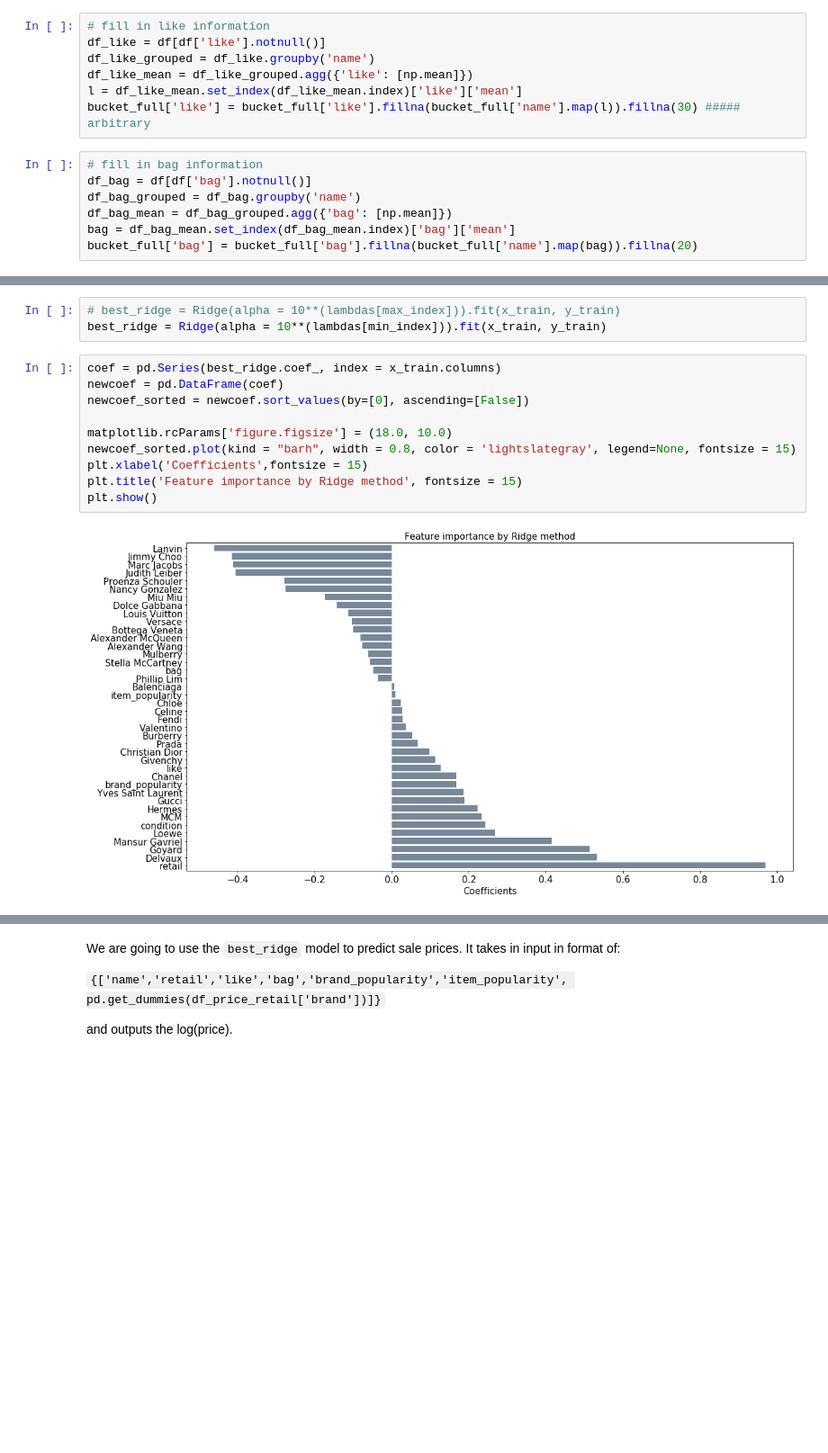
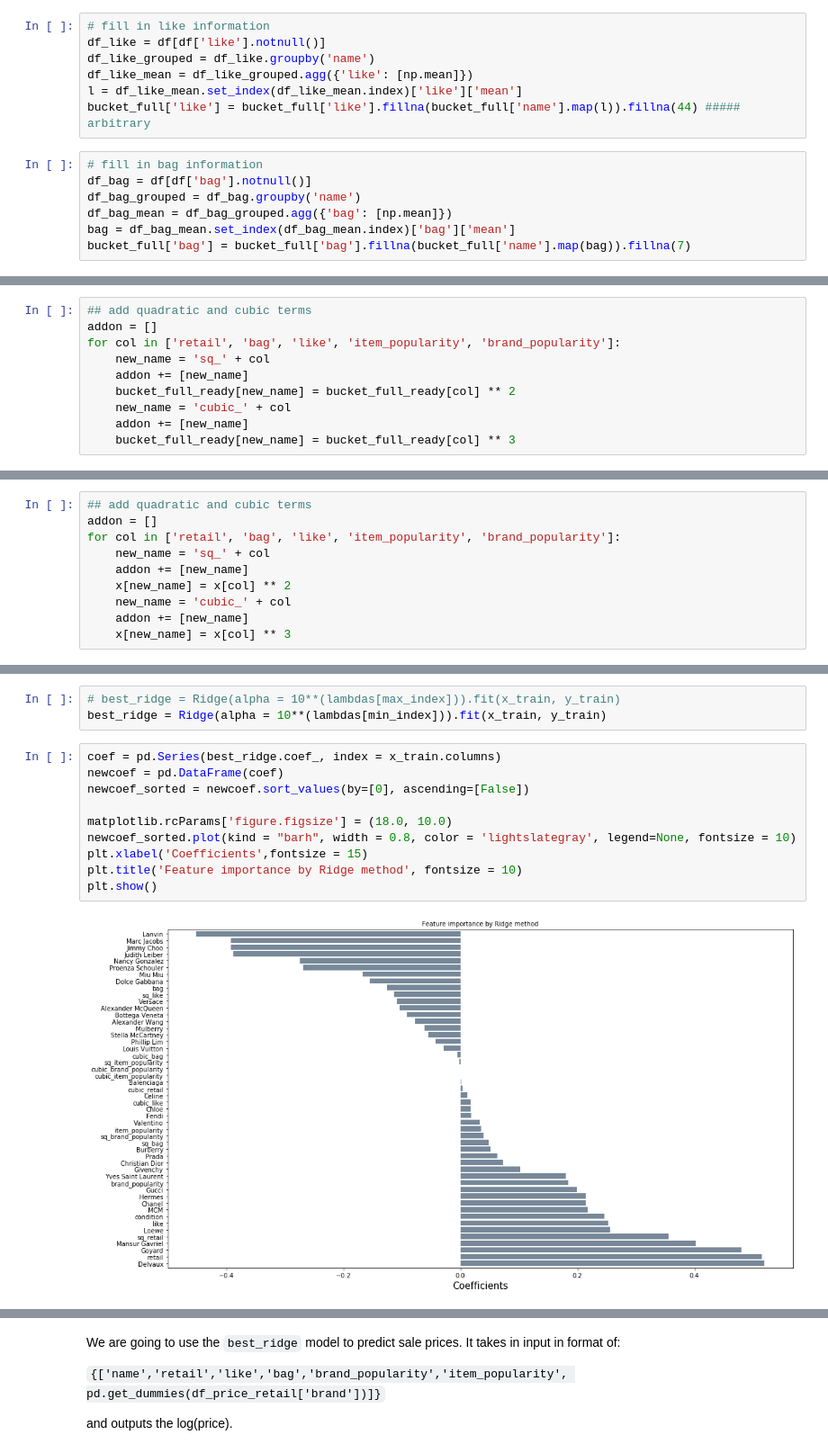
Before and after one commit to dw357/upon, a Jupyter notebook: fashionphile_dw.ipynb, the cells around one changed output, grey strips where cells are left out. Shown at 90% size. Drawn from its saved outputs; the diff is of its cells as text; blank space fills up the shorter version.

```diff
--- a/fashionphile_dw.ipynb
+++ b/fashionphile_dw.ipynb
@@ -270,14 +295,14 @@ df_like = df[df['like'].notnull()]
 df_like_grouped = df_like.groupby('name')
 df_like_mean = df_like_grouped.agg({'like': [np.mean]})
 l = df_like_mean.set_index(df_like_mean.index)['like']['mean']
-bucket_full['like'] = bucket_full['like'].fillna(bucket_full['name'].map(l)).fillna(30) ##### arbitrary
+bucket_full['like'] = bucket_full['like'].fillna(bucket_full['name'].map(l)).fillna(44) ##### arbitrary
 # %%
 # fill in bag information
 df_bag = df[df['bag'].notnull()]
 df_bag_grouped = df_bag.groupby('name')
 df_bag_mean = df_bag_grouped.agg({'bag': [np.mean]})
 bag = df_bag_mean.set_index(df_bag_mean.index)['bag']['mean']
-bucket_full['bag'] = bucket_full['bag'].fillna(bucket_full['name'].map(bag)).fillna(20)
+bucket_full['bag'] = bucket_full['bag'].fillna(bucket_full['name'].map(bag)).fillna(7)
 # %%
 df_price = df[df['price'].notnull()]
 df_price_retail = df_price[df_price['retail'].notnull()].copy()
@@ -312,3 +337,13 @@ bucket_full_ready.shape
+# %%
+## add quadratic and cubic terms
+addon = []
+for col in ['retail', 'bag', 'like', 'item_popularity', 'brand_popularity']:
+    new_name = 'sq_' + col
+    addon += [new_name]
+    bucket_full_ready[new_name] = bucket_full_ready[col] ** 2
+    new_name = 'cubic_' + col
+    addon += [new_name]
+    bucket_full_ready[new_name] = bucket_full_ready[col] ** 3
 # %%
 #standardize
 bucket_full_ready_temp = bucket_full_ready.values #returns a numpy array
@@ -410,0 +486,10 @@ df_price_retail_dummy.shape
+# %%
+## add quadratic and cubic terms
+addon = []
+for col in ['retail', 'bag', 'like', 'item_popularity', 'brand_popularity']:
+    new_name = 'sq_' + col
+    addon += [new_name]
+    x[new_name] = x[col] ** 2
+    new_name = 'cubic_' + col
+    addon += [new_name]
+    x[new_name] = x[col] ** 3
@@ -545,15 +626,15 @@ best_ridge = Ridge(alpha = 10**(lambdas[min_index])).fit(x_train, y_train)
 # %%
 coef = pd.Series(best_ridge.coef_, index = x_train.columns)
 newcoef = pd.DataFrame(coef)
 newcoef_sorted = newcoef.sort_values(by=[0], ascending=[False])
 
 matplotlib.rcParams['figure.figsize'] = (18.0, 10.0)
-newcoef_sorted.plot(kind = "barh", width = 0.8, color = 'lightslategray', legend=None, fontsize = 15)
+newcoef_sorted.plot(kind = "barh", width = 0.8, color = 'lightslategray', legend=None, fontsize = 10)
 plt.xlabel('Coefficients',fontsize = 15)
-plt.title('Feature importance by Ridge method', fontsize = 15)
+plt.title('Feature importance by Ridge method', fontsize = 10)
 plt.show()
 # %% [output]
-[figure, old version]
+[figure, new version]
 # %%
 # Predict with our constructed Ridge model
 pred = best_ridge.predict(x_test)
```
Also changed, not shown: parts of 59 cells of this notebook.
